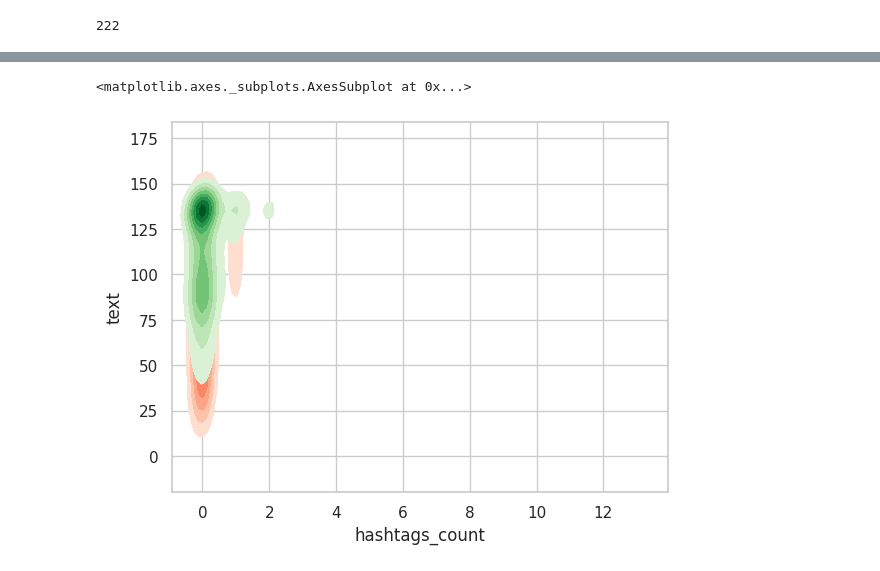
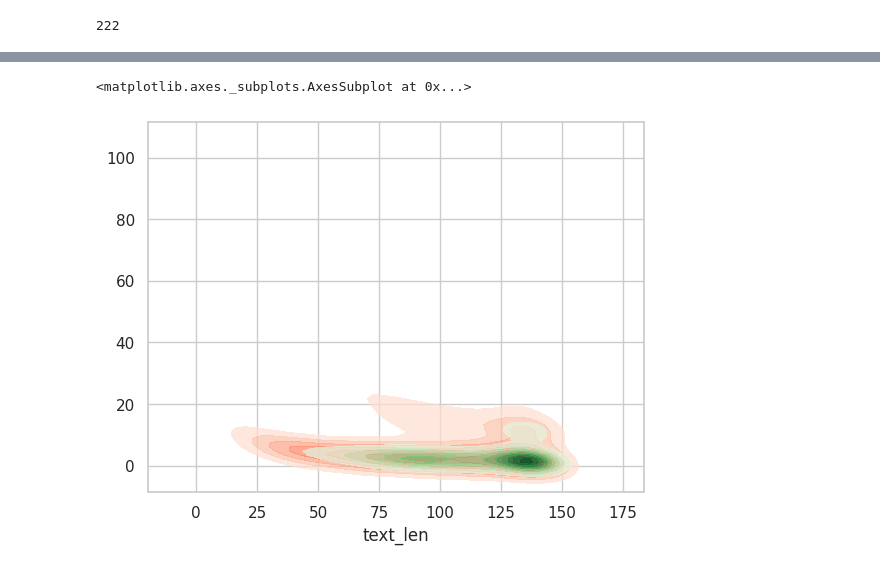
Before and after one commit to vnbarr/75.06-Datos, a Jupyter notebook: notebooks/TP1.ipynb, the cells around one changed output, grey strips where cells are left out. Cells and saved outputs as stored; diff of their text form; code cells hidden in the pictures.

```diff
--- a/notebooks/TP1.ipynb
+++ b/notebooks/TP1.ipynb
@@ -497,6 +501,6 @@ gsnum = sns.pairplot(tweets[tweets["target"] == 1].select_dtypes('number'))
 tweets = tweets.fillna('None')
 # %%
 #casos excluidos (si no tienen location, obviamente no van a estar en el texto)
-tweets['text_in_location'] = tweets[['text','location']].apply(lambda row: row.location in row.text ,axis = 1)
+tweets['text_in_location'] = tweets[['text','location']].apply(lambda row: 'Existe' if row.location in row.text else 'No existe' ,axis = 1)
 tweets['text_in_location'].value_counts()
 # %% [output]
@@ -530,0 +528,14 @@ tweets[tweets["target"] == 1].select_dtypes('number')
+# %%
+#Pendiente
+tweets['url_len'] = tweets.urls.astype(str).map(len)
+tweets['text_len'] = tweets.text.map(len)
+
+ax = sns.kdeplot(tweets[tweets["target"] == 0].text_len,\
+                 tweets[tweets["target"] == 0].url_len *100/ \
+                 tweets[tweets["target"] == 0].text_len , \
+                 cmap="Reds", shade=True, shade_lowest=False, alpha=0.7)
+ax = sns.kdeplot( tweets[tweets["target"] == 1].text_len,\
+                 tweets[tweets["target"] == 1].url_len *100/ \
+                 tweets[tweets["target"] == 1].text_len, \
+                 cmap="Greens", shade=True, shade_lowest=False, alpha=0.7)
+ax
@@ -530,0 +545,16 @@ tweets[tweets["target"] == 1].select_dtypes('number')
+# %%
+#Pendiente
+tweets['hashtags_len'] = tweets.hashtags.astype(str).map(len)
+tweets['tags_len'] = tweets.tags.astype(str).map(len)
+tweets['words_len'] = tweets.words.astype(str).map(len)
+tweets['normalized_words_len'] = tweets.normalized_words.astype(str).map(len)
+
+ax = sns.kdeplot(tweets[tweets["target"] == 0].text_len,\
+                 tweets[tweets["target"] == 0].hashtags_len *100/ \
+                 tweets[tweets["target"] == 0].text_len , \
+                 cmap="Reds", shade=True, shade_lowest=False, alpha=0.7)
+ax = sns.kdeplot( tweets[tweets["target"] == 1].text_len,\
+                 tweets[tweets["target"] == 1].hashtags_len *100/ \
+                 tweets[tweets["target"] == 1].text_len, \
+                 cmap="Greens", shade=True, shade_lowest=False, alpha=0.7)
+ax
@@ -531,8 +564,13 @@ tweets[tweets["target"] == 1].select_dtypes('number')
 # %%
-#Pendiente
-ax = sns.kdeplot(tweets[tweets["target"] == 0].hashtags_count,tweets[tweets["target"] == 0].text.str.len() ,cmap="Reds", shade=True, shade_lowest=False)
-ax = sns.kdeplot(tweets[tweets["target"] == 1].hashtags_count,tweets[tweets["target"] == 1].text.str.len(), cmap="Greens", shade=True, shade_lowest=False)
+ax = sns.kdeplot(tweets[tweets["target"] == 0].text_len,\
+                 tweets[tweets["target"] == 0].tags_len *100/ \
+                 tweets[tweets["target"] == 0].text_len , \
+                 cmap="Reds", shade=True, shade_lowest=False, alpha=0.7)
+ax = sns.kdeplot( tweets[tweets["target"] == 1].text_len,\
+                 tweets[tweets["target"] == 1].tags_len *100/ \
+                 tweets[tweets["target"] == 1].text_len, \
+                 cmap="Greens", shade=True, shade_lowest=False, alpha=0.7)
 ax
 # %% [output]
 <matplotlib.axes._subplots.AxesSubplot at 0x...>
-[figure, old version]
+[figure, new version]
```
Also changed, not shown: parts of 44 cells of this notebook.
